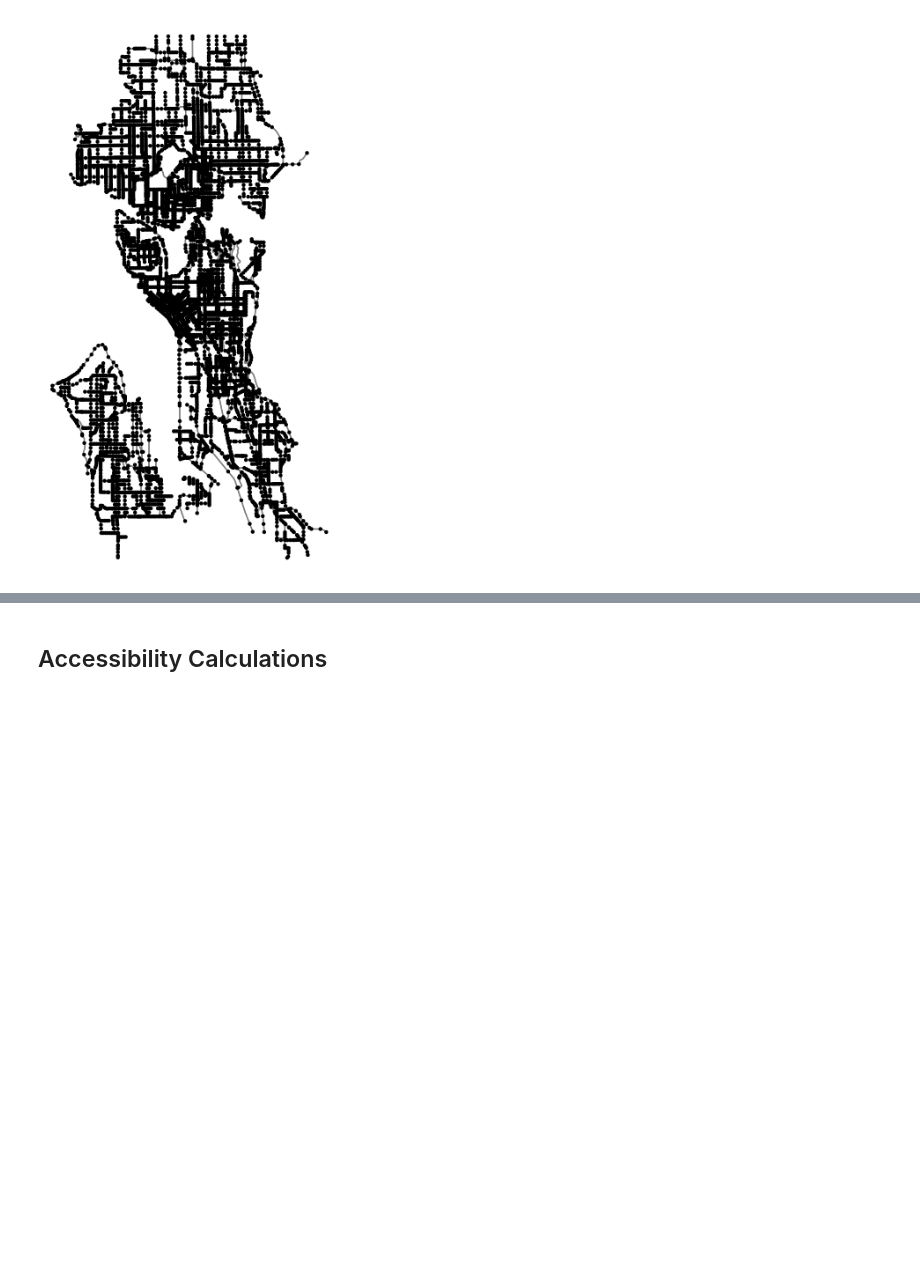
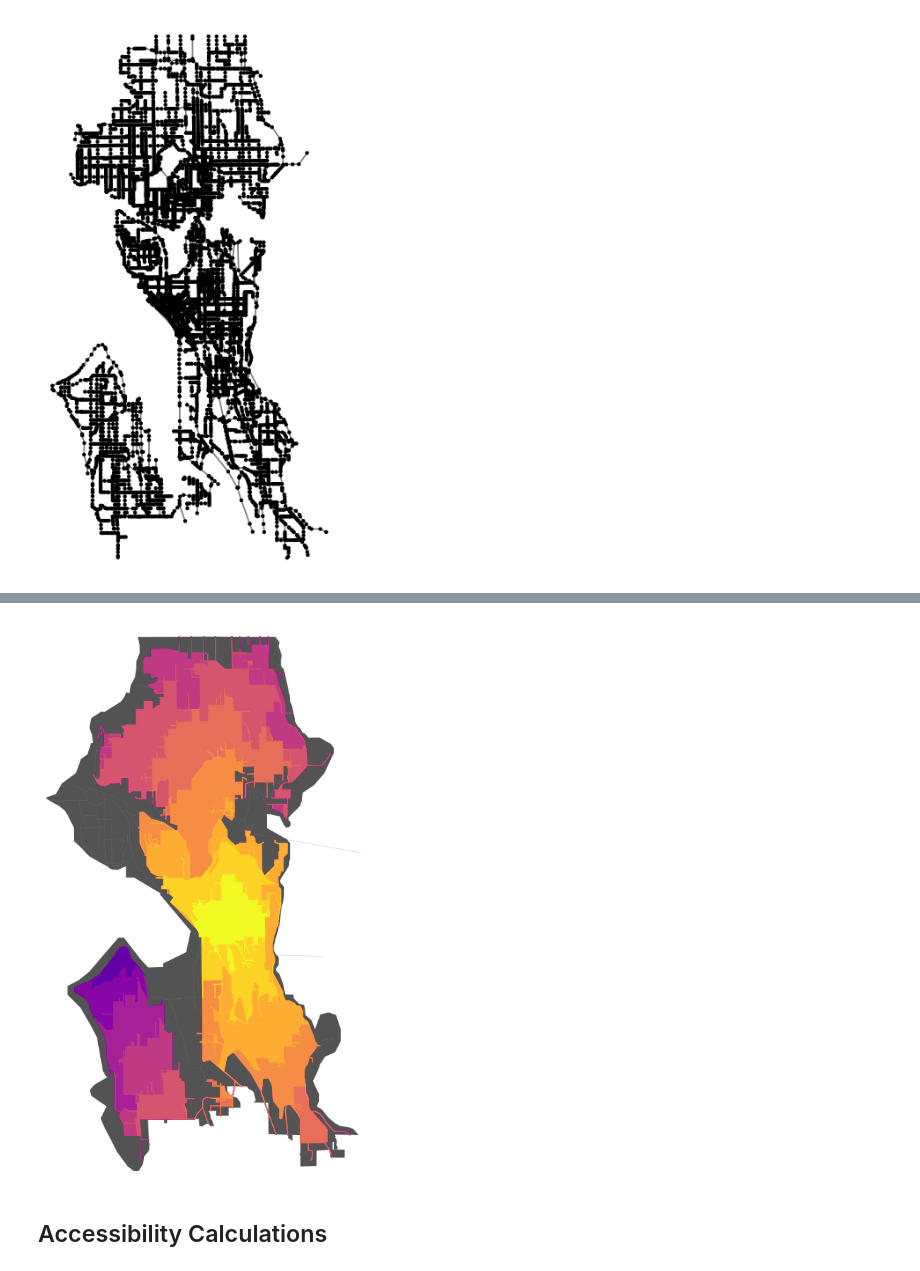
Before and after one commit to kmccravy/Bike-Project, a Jupyter notebook: NetworkAnalysis_SeattlePlanned.ipynb, the cells around one changed output, grey strips where cells are left out. Cells and saved outputs as stored; diff of their text form; code cells hidden in the pictures; blank space fills up the shorter version.

```diff
--- a/NetworkAnalysis_SeattlePlanned.ipynb
+++ b/NetworkAnalysis_SeattlePlanned.ipynb
@@ -121,3 +127,15 @@ IndexError: too many indices for array: array is 0-dimensional, but 2 were index
+# %%
+fig, ax = plt.subplots(figsize=(14,10))
+#maybe some type of base map to show where the water is and how there is no connection across
+seaCity.plot(ax=ax, color='#535353')
+ox.plot_graph(sGraph, ax=ax, show=False, close=False, edge_linewidth=0.5,
+                        edge_color="grey", bgcolor='white', edge_alpha=0.2, node_size=0)
+poly_gdf.plot(ax=ax, color=iso_colors)
+ax.set_axis_off()
+plt.savefig('./maps/SeattleNetwork_Planned.jpeg')
+plt.show()
+# %% [output]
+[figure, added]
 # %% [markdown]
 <h2>Accessibility Calculations</h2>
 # %%
```
Also changed, not shown: parts of 17 cells of this notebook, 8 other files.
